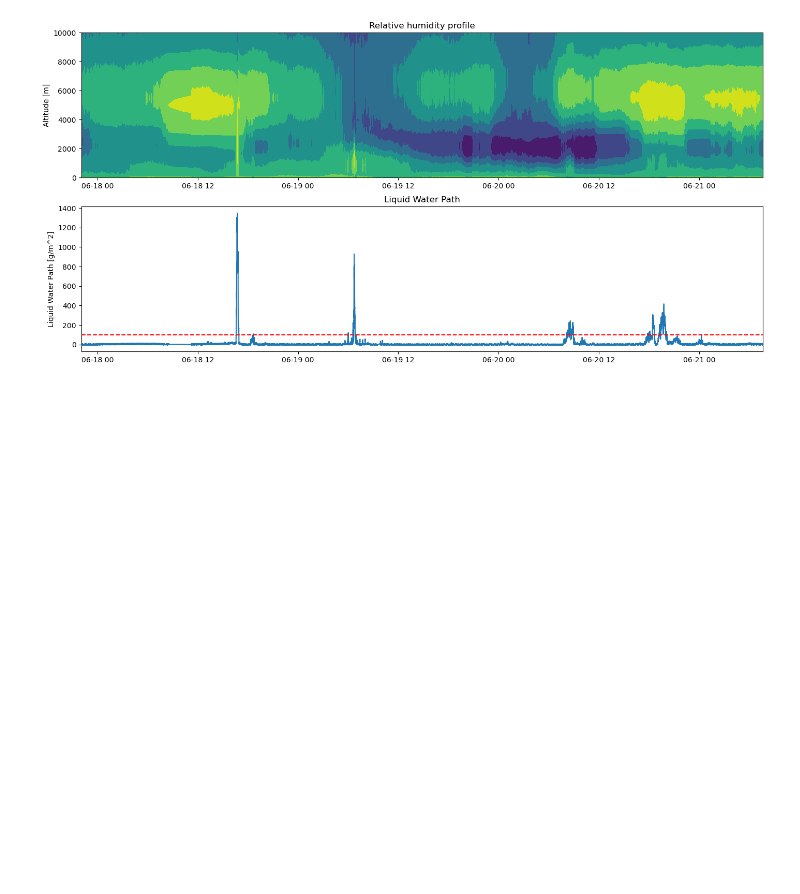
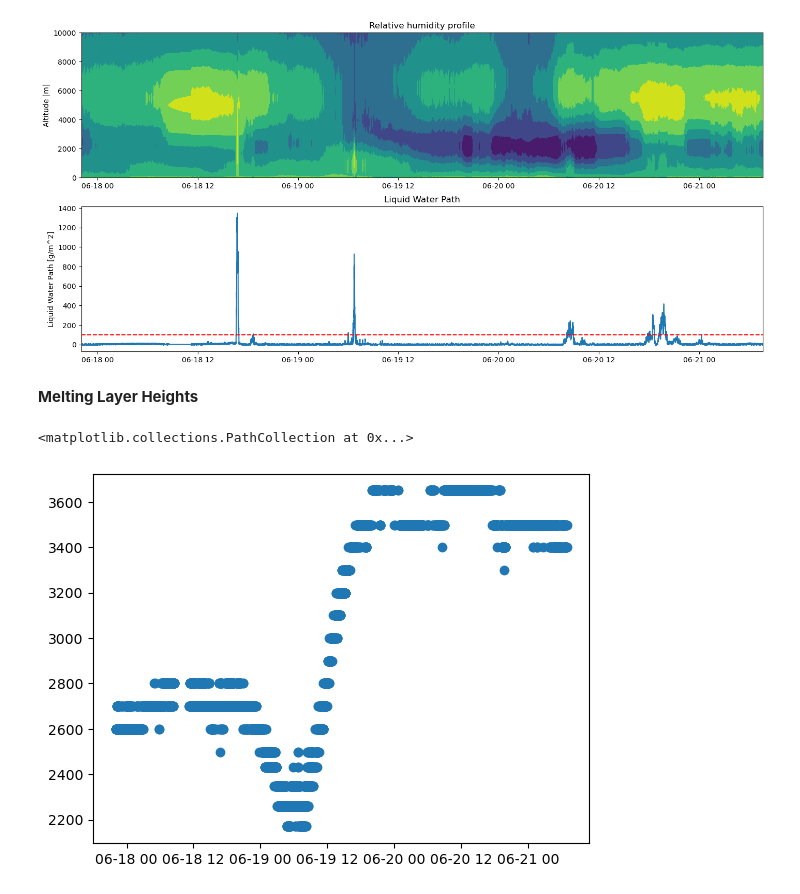
Before and after one commit to nefelita/Fieldwork, a Jupyter notebook: Nef.ipynb, the cells around one changed output. Saved outputs shown, nothing was run; the diff lists cells and outputs as text; code cells hidden in the pictures; blank space fills up the shorter version.

```diff
--- a/Nef.ipynb
+++ b/Nef.ipynb
@@ -292,3 +295,19 @@ ax2.set_xlim(pd.Timestamp("2024-06-17T22:03:11.000000000"), pd.Timestamp("2024-0
 # %% [output]
 (19891.918877314816, 19895.318229166667)
 [figure]
+# %% [markdown]
+**Melting Layer Heights**
+# %%
+mask = (TPC.T_prof > 272.8) & (TPC.T_prof < 273.3)
+melting_altitude = TPC.altitude.where(mask)
+
+melting_heights = melting_altitude.values
+non_nan_indices = np.where(~np.isnan(melting_heights))          ## the temperature interval is not met
+                                                                ##at all timestamps, so we need to keep where
+                                                                # it is not nan for plotting (there use melting_altitude.time[non_nan_indices[0]])
+melting_heights = melting_heights[~np.isnan(melting_heights)]
+
+plt.scatter(melting_altitude.time[non_nan_indices[0]],melting_heights)
+# %% [output]
+<matplotlib.collections.PathCollection at 0x...>
+[figure, added]
```
Also changed, not shown: parts of 1 cell of this notebook.
